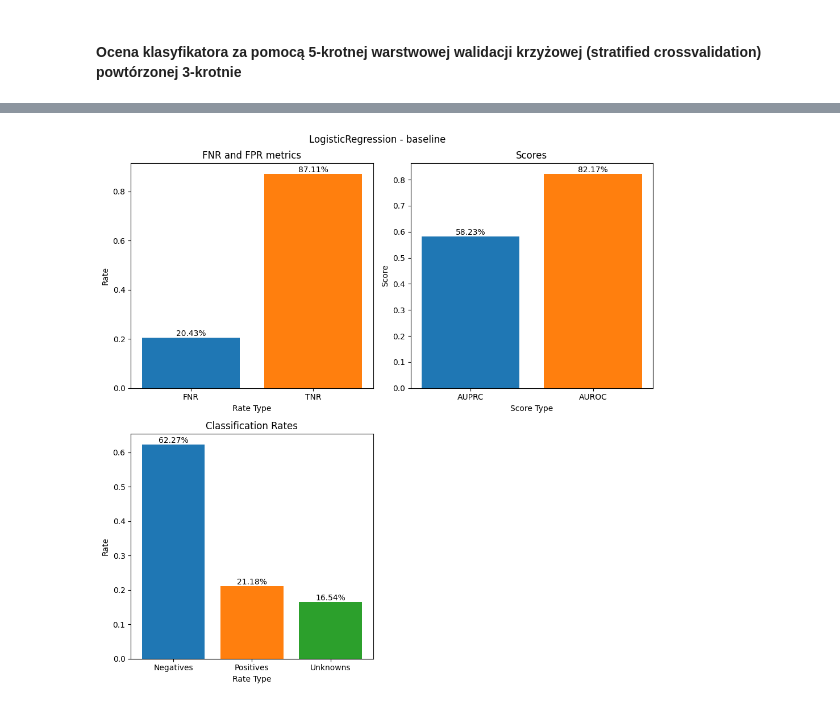
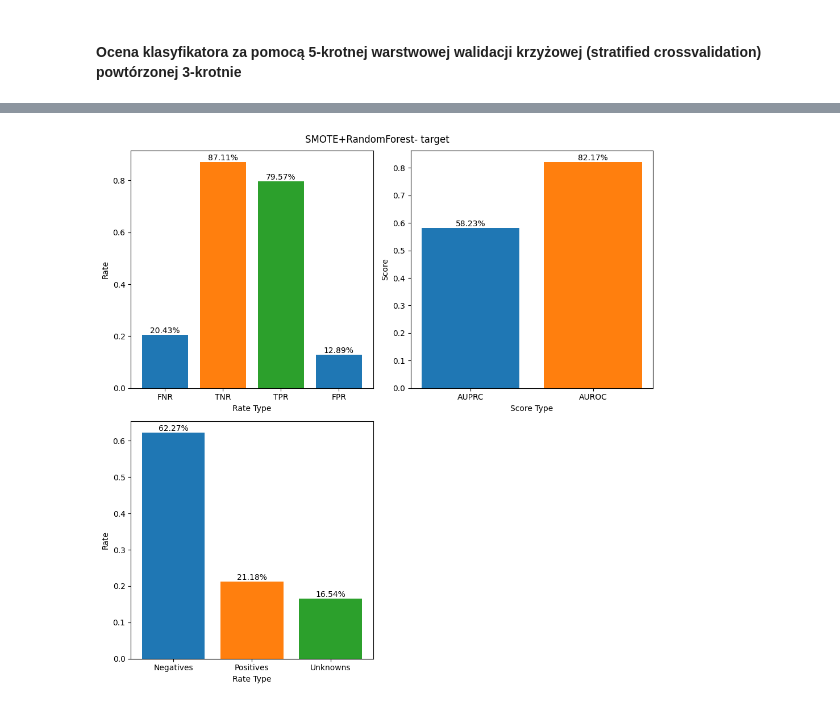
Before and after one commit to Mimikkk/2024-siwb, a Jupyter notebook: project-1/sp_retro_analysis.ipynb, the cells around one changed output, grey strips where cells are left out. Drawn from its saved outputs; the diff is of its cells as text; code cells hidden in the pictures.

Commit message:
FIx plots

```diff
--- a/project-1/sp_retro_analysis.ipynb
+++ b/project-1/sp_retro_analysis.ipynb
@@ -94,15 +94,13 @@ def plot(results, title: str):
   figure, axis = plt.subplots(2, 2, figsize=(10, 10), tight_layout=True)
 
 
-  axis[0, 0].bar(['FNR', 'TNR'], [results.fnr, results.tnr], color=colors)
-  axis[0, 0].set_title('FNR and FPR metrics')
+  axis[0, 0].bar(['FNR', 'TNR', 'TPR', 'FPR'], [results.fnr, results.tnr, results.tpr, results.fpr], color=colors)
   axis[0, 0].set_ylabel('Rate')
   axis[0, 0].set_xlabel('Rate Type')
-  for i, value in enumerate([results.fnr, results.tnr]):
+  for i, value in enumerate([results.fnr, results.tnr, results.tpr, results.fpr]):
     axis[0, 0].text(i, value, f'{value * 100:.2f}%', ha='center', va='bottom')
 
   axis[0, 1].bar(['AUPRC', 'AUROC'], [results.auprc, results.auroc], color=colors )
-  axis[0, 1].set_title('Scores')
   axis[0, 1].set_ylabel('Score')
   axis[0, 1].set_xlabel('Score Type')
   for i, value in enumerate([results.auprc, results.auroc]):
@@ -113,7 +111,6 @@ def plot(results, title: str):
     [results['negative'], results['positive'], results['unknown']],
     color=colors
   )
-  axis[1,0].set_title('Classification Rates')
   axis[1,0].set_ylabel('Rate')
   axis[1,0].set_xlabel('Rate Type')
   axis[1,0].text(0, results.negative, format(results.negative), ha='center', va='bottom')
@@ -235,8 +232,9 @@ def run_classifier2(seed, n_splits, n_repeats):
 results = run_classifier2( seed=SEED, n_splits=N_SPLITS, n_repeats=N_REPEATS)
 
 df = pd.DataFrame(results).mean()
-print(df.head())
-plot(df, "LogisticRegression - baseline")
+print(df)
+
+plot(df, "SMOTE+RandomForest- target")
 # %% [output]
 {'auprc': 0.4690888650218794, 'auroc': 0.8104993597951344, 'fnr': 0.11764705882352941, 'tpr': 0.8823529411764706, 'fpr': 0.1568627450980392, 'tnr': 0.8431372549019608, 'positive': 0.2804878048780488,  ...
 {'auprc': 0.58791334050051, 'auroc': 0.8015364916773368, 'fnr': 0.1111111111111111, 'tpr': 0.8888888888888888, 'fpr': 0.12727272727272726, 'tnr': 0.8727272727272727, 'positive': 0.2804878048780488, 'n ...
@@ -257,2 +255,2 @@ fpr      0.128871
 dtype: float64
-[figure, old version]
+[figure, new version]
```
Also changed, not shown: parts of 2 cells of this notebook.
